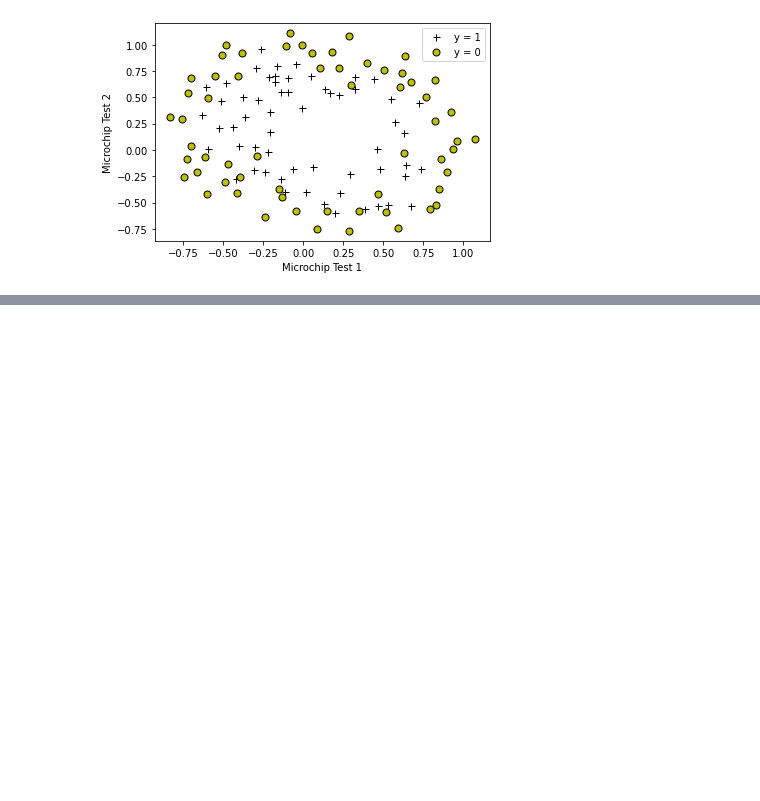
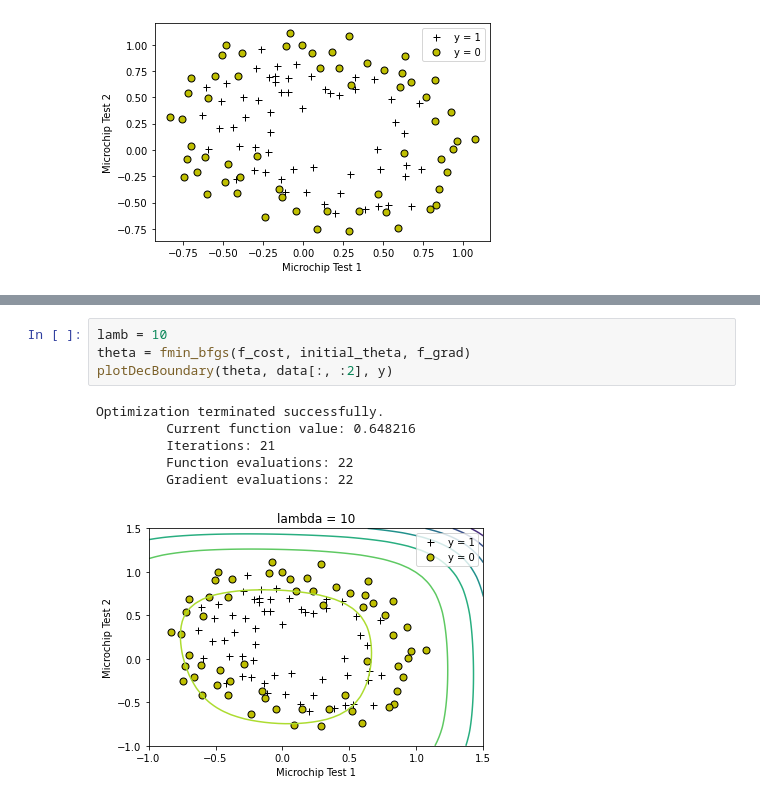
Before and after one commit to kenjidesu/qa-microchip-function, a Jupyter notebook: qa-microchip-function.ipynb, the cells around one changed output, grey strips where cells are left out. Cells and saved outputs as stored; diff of their text form; blank space fills up the shorter version.

```diff
--- a/qa-microchip-function.ipynb
+++ b/qa-microchip-function.ipynb
@@ -57,0 +206,11 @@ X = mapFeature(X.iloc[:, 0], X.iloc[:, 1])
+# %%
+lamb = 10
+theta = fmin_bfgs(f_cost, initial_theta, f_grad)
+plotDecBoundary(theta, data[:, :2], y)
+# %% [output]
+Optimization terminated successfully.
+         Current function value: 0.648216
+         Iterations: 21
+         Function evaluations: 22
+         Gradient evaluations: 22
+[figure, added]
```
Also changed, not shown: parts of 43 cells of this notebook, 2 other files.
